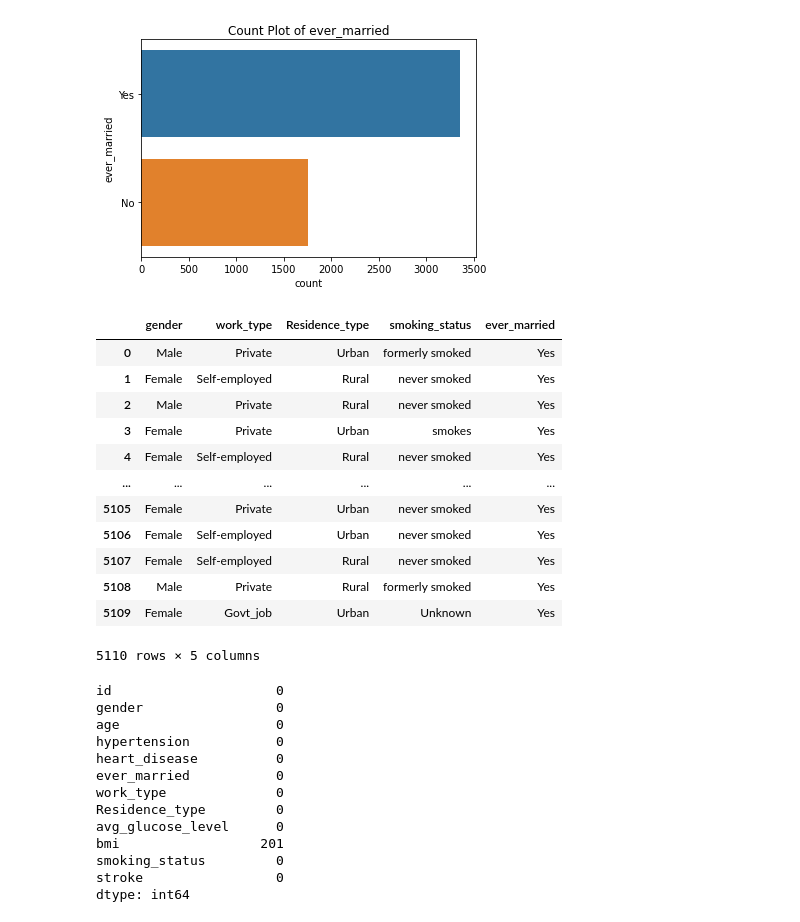
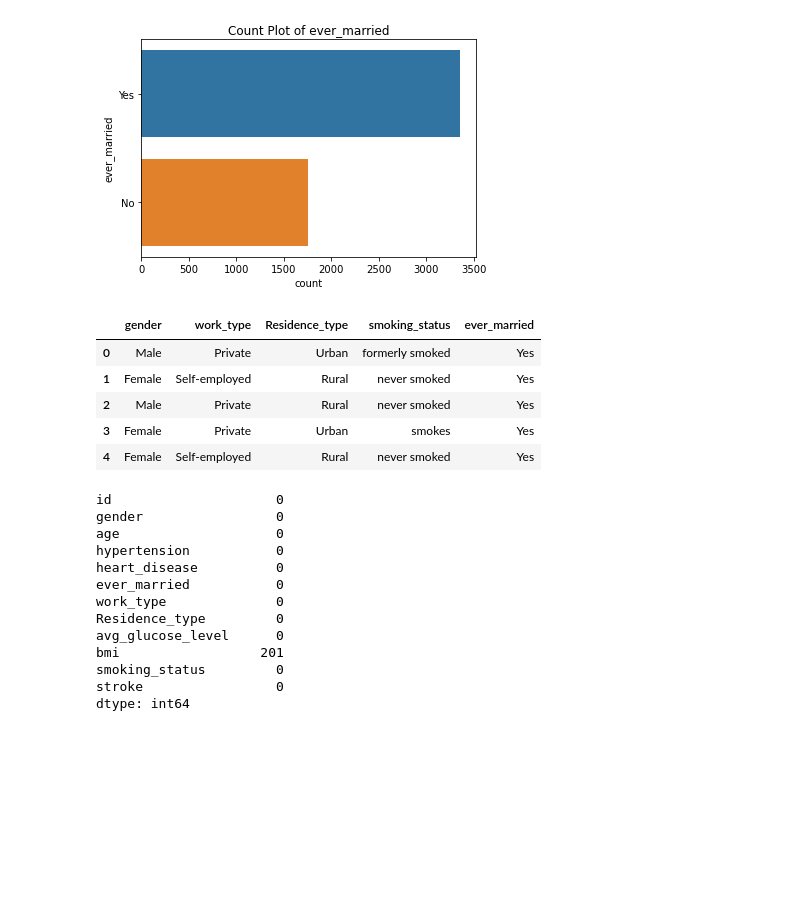
Before and after one commit to MaSOouD69/Capstone-Repo-Bootcamp-Project, a Jupyter notebook: capstone_Masoud_Arefi.ipynb, the cells around one changed output. Drawn from its saved outputs; the diff is of its cells as text; code cells hidden in the pictures; blank space fills up the shorter version.

```diff
--- a/capstone_Masoud_Arefi.ipynb
+++ b/capstone_Masoud_Arefi.ipynb
@@ -164,21 +164,14 @@ for i in non_num_df:
 [figure]
 [figure]
 # %%
-df[['gender','work_type','Residence_type','smoking_status','ever_married']]
+df[['gender','work_type','Residence_type','smoking_status','ever_married']].head()
 # %% [output]
 |  | gender | work_type | Residence_type | smoking_status | ever_married |
 | 0 | Male | Private | Urban | formerly smoked | Yes |
 | 1 | Female | Self-employed | Rural | never smoked | Yes |
 | 2 | Male | Private | Rural | never smoked | Yes |
 | 3 | Female | Private | Urban | smokes | Yes |
 | 4 | Female | Self-employed | Rural | never smoked | Yes |
-| ... | ... | ... | ... | ... | ... |
-| 5105 | Female | Private | Urban | never smoked | Yes |
-| 5106 | Female | Self-employed | Urban | never smoked | Yes |
-| 5107 | Female | Self-employed | Rural | never smoked | Yes |
-| 5108 | Male | Private | Rural | formerly smoked | Yes |
-| 5109 | Female | Govt_job | Urban | Unknown | Yes |
-5110 rows × 5 columns
 # %%
 # look at null values
 df.isna().sum()
```
Also changed, not shown: parts of 12 cells of this notebook.
